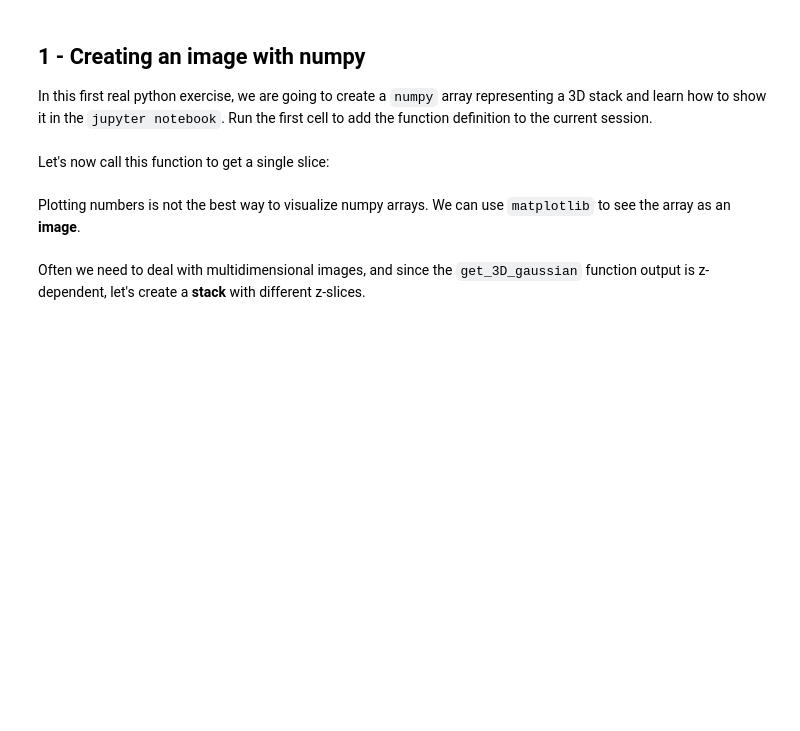
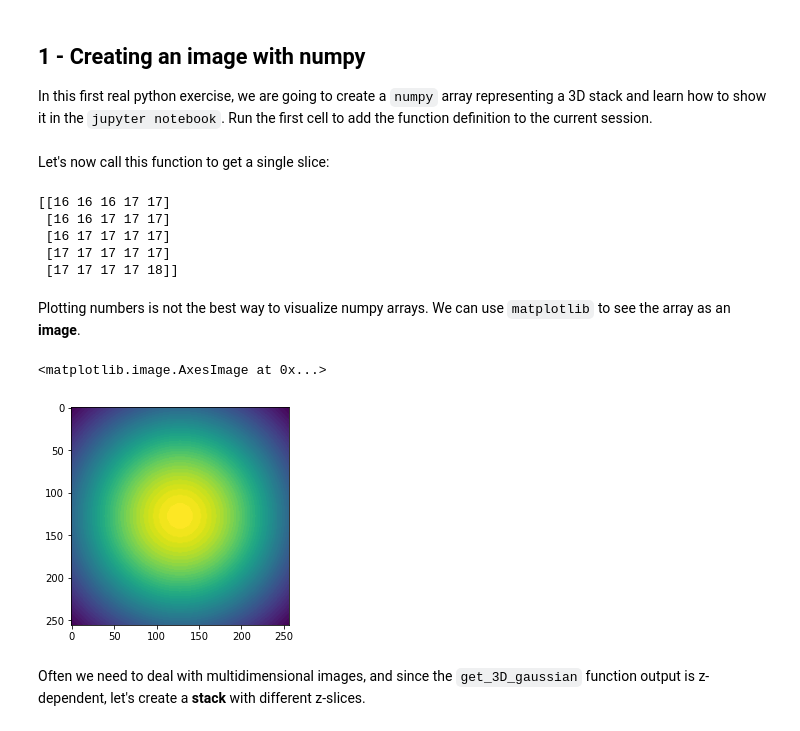
Before and after one commit to dl4mia/00_first_steps, a Jupyter notebook: 00_Write_and_load_images.ipynb, the cells around one changed output. Saved outputs shown, nothing was run; the diff lists cells and outputs as text; code cells hidden in the pictures; blank space fills up the shorter version.

```diff
--- a/00_Write_and_load_images.ipynb
+++ b/00_Write_and_load_images.ipynb
@@ -76,19 +79,28 @@ Let's now call this function to get a single slice:
 #######################################################
 ##### exercise: call the get_3D_gaussian function #####
 
-single_img = ...
+single_img = get_3D_gaussian(-5)
 
 # print a sub-array of the image
-print(single_img[....])  # hopefully, it is not just zeroes
+print(single_img[0:5, 0:5])  # hopefully, it is not just zeroes
+# %% [output]
+[[16 16 16 17 17]
+ [16 16 17 17 17]
+ [16 17 17 17 17]
+ [17 17 17 17 17]
+ [17 17 17 17 18]]
 # %% [markdown]
 Plotting numbers is not the best way to visualize numpy arrays. We can use `matplotlib` to see the array as an **image**.
 # %%
 import matplotlib.pyplot as plt
 
 ######################################################
 ##### exercise: plot single_img using plt.imshow #####
 
-...
+plt.imshow(single_img)
+# %% [output]
+<matplotlib.image.AxesImage at 0x...>
+[figure, added]
 # %% [markdown]
 Often we need to deal with multidimensional images, and since the `get_3D_gaussian` function output is z-dependent, let's create a **stack** with different z-slices.
 # %%
```
Also changed, not shown: parts of 13 cells of this notebook.
